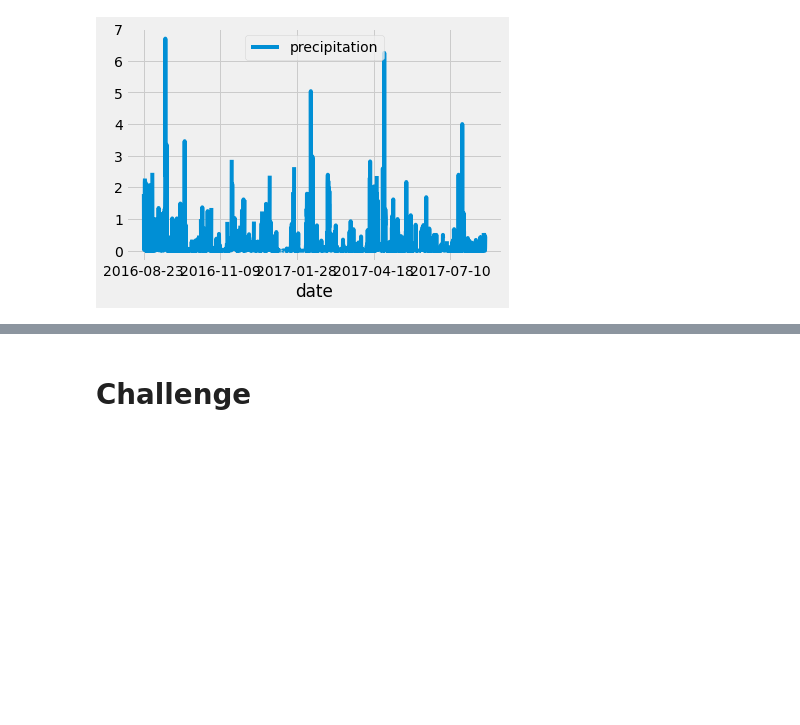
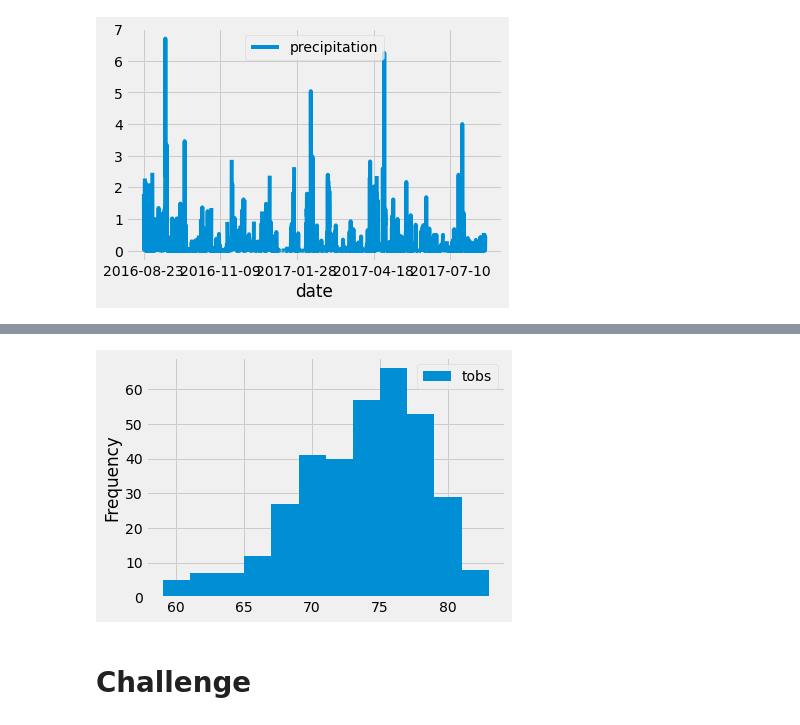
Before and after one commit to RichelynScott/surfs_up, a Jupyter notebook: climate_analysis.ipynb, the cells around one changed output, grey strips where cells are left out. Cells and saved outputs as stored; diff of their text form; code cells hidden in the pictures; blank space fills up the shorter version.

Commit message:
Update climate_analysis.ipynb
Made Histogram from weather station analysis for temps and frequency throughout the year

```diff
--- a/climate_analysis.ipynb
+++ b/climate_analysis.ipynb
@@ -167,3 +218,8 @@ df.describe()
+# %%
+# 9.3.4df.plot.hist(bins=12)
+plt.tight_layout()
+# %% [output]
+[figure, added]
 # %%
 # Write a function called `calc_temps` that will accept start date and end date in the format '%Y-%m-%d'
 # and return the minimum, average, and maximum temperatures for that range of dates
```
Also changed, not shown: parts of 8 cells of this notebook.
